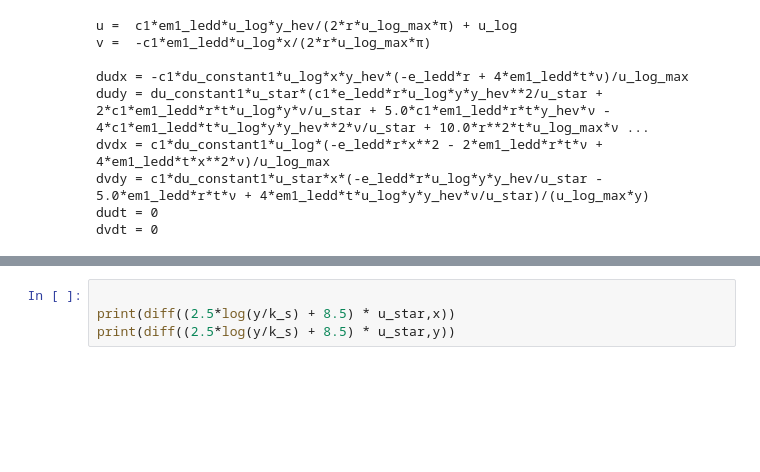
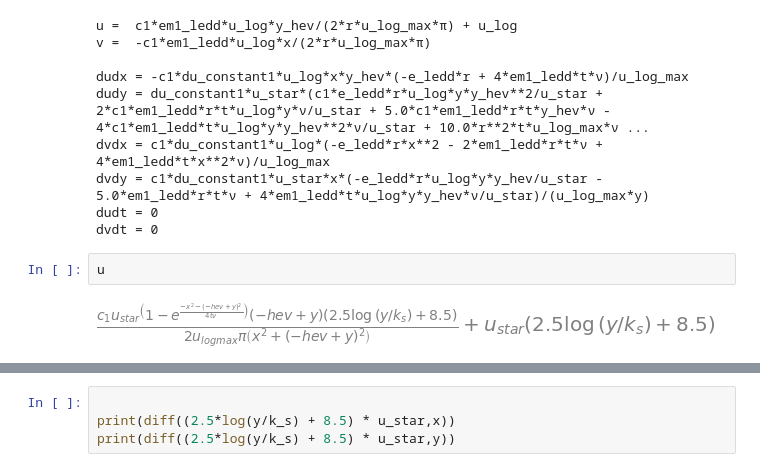
Before and after one commit to Havrevoll/Ribber, a Jupyter notebook: kvervel_derivert.ipynb, the cells around one changed output, grey strips where cells are left out. Saved outputs shown, nothing was run; the diff lists cells and outputs as text; blank space fills up the shorter version.

```diff
--- a/kvervel_derivert.ipynb
+++ b/kvervel_derivert.ipynb
@@ -36,6 +36,10 @@ dvdx = c1*du_constant1*u_log*(-e_ledd*r*x**2 - 2*em1_ledd*r*t*ν + 4*em1_ledd*t*
 dvdy = c1*du_constant1*u_star*x*(-e_ledd*r*u_log*y*y_hev/u_star - 5.0*em1_ledd*r*t*ν + 4*em1_ledd*t*u_log*y*y_hev*ν/u_star)/(u_log_max*y)
 dudt = 0
 dvdt = 0
+# %%
+u
+# %% [output]
+[figure, added]
 # %%
 v
 # %% [output]
```
Also changed, not shown: parts of 7 cells of this notebook, 4 other files.
